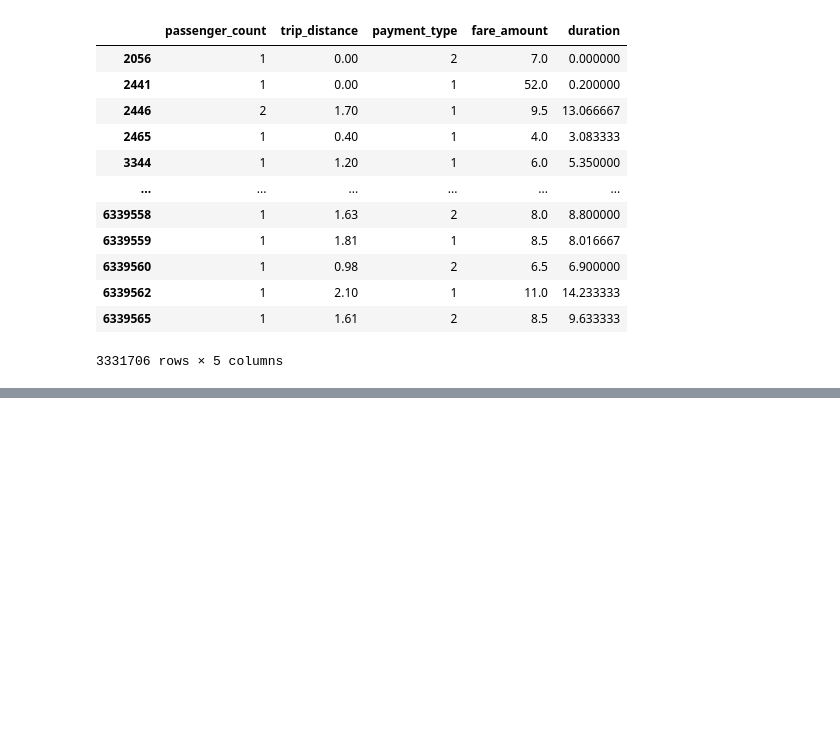
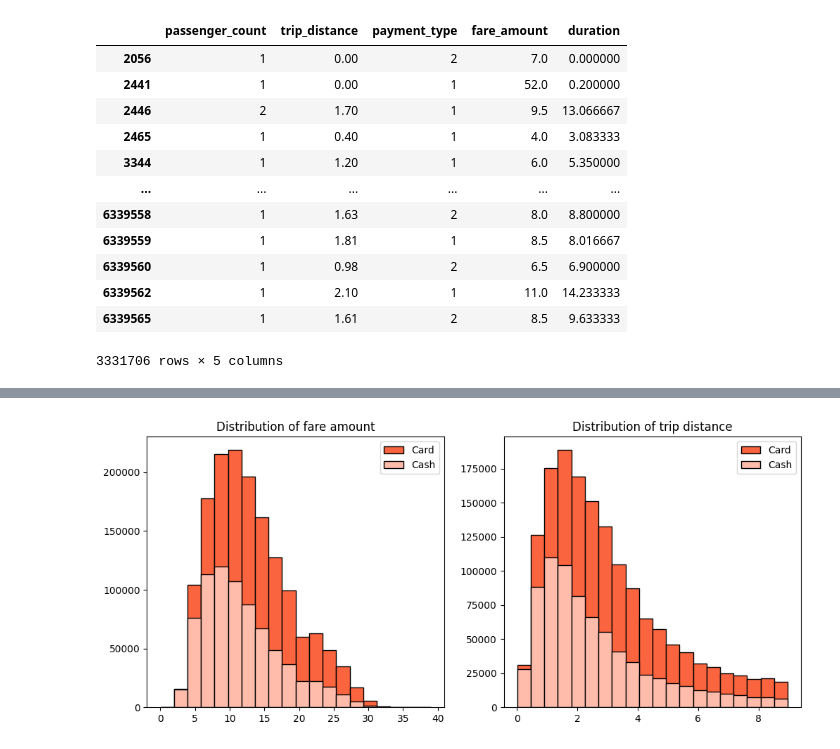
Before and after one commit to bidishacutex/statistics_project, a Jupyter notebook: clean.ipynb, the cells around one changed output, grey strips where cells are left out. Saved outputs shown, nothing was run; the diff lists cells and outputs as text; code cells hidden in the pictures; blank space fills up the shorter version.

```diff
--- a/clean.ipynb
+++ b/clean.ipynb
@@ -135,0 +161,4 @@ df.drop_duplicates(inplace=True)
+# %%
+# filter for clear outlier
+df = df[df['payment_type']<3]
+df = df[(df['passenger_count']>0) & (df['passenger_count']<6)]
@@ -135,0 +169,2 @@ df.drop_duplicates(inplace=True)
+# %%
+df['payment_type'].replace([1, 2], ['Card','Cash'], inplace = True)
@@ -135,0 +183,17 @@ df.drop_duplicates(inplace=True)
+# %%
+# Filter for clear outlier
+df = df[df['fare_amount']>0]
+df = df[df['trip_distance']>0]
+df = df[df['duration']>0]
+# %%
+for col in ['fare_amount', 'trip_distance', 'duration']:
+    q1 = df[col].quantile(0.25)
+    q3 = df[col].quantile(0.75)
+    IQR = q3 - q1
+
+    lower_bound = q1-1.5*IQR
+    upper_bound = q3+1.5*IQR
+
+    df = df[(df[col]>=lower_bound)&(df[col]<=upper_bound)]
+
+df
@@ -135,0 +214,16 @@ df.drop_duplicates(inplace=True)
+# %%
+plt.figure(figsize=(12,5))
+plt.subplot(1,2,1)
+plt.title('Distribution of fare amount')
+plt.hist(df[df['payment_type']=='Card']['fare_amount'], histtype= 'barstacked', bins = 20, edgecolor = 'k', color = '#FA643F', label = 'Card')
+plt.hist(df[df['payment_type']=='Cash']['fare_amount'], histtype= 'barstacked', bins = 20, edgecolor = 'k', color = '#FFBCAB', label = 'Cash')
+plt.legend()
+
+plt.subplot(1,2,2)
+plt.title('Distribution of trip distance')
+plt.hist(df[df['payment_type']=='Card']['trip_distance'], histtype= 'barstacked', bins = 20, edgecolor = 'k', color = '#FA643F', label = 'Card')
+plt.hist(df[df['payment_type']=='Cash']['trip_distance'], histtype= 'barstacked', bins = 20, edgecolor = 'k', color = '#FFBCAB', label = 'Cash')
+plt.legend()
+plt.show()
+# %% [output]
+[figure, added]
```
Also changed, not shown: parts of 12 cells of this notebook, 1 other file.
